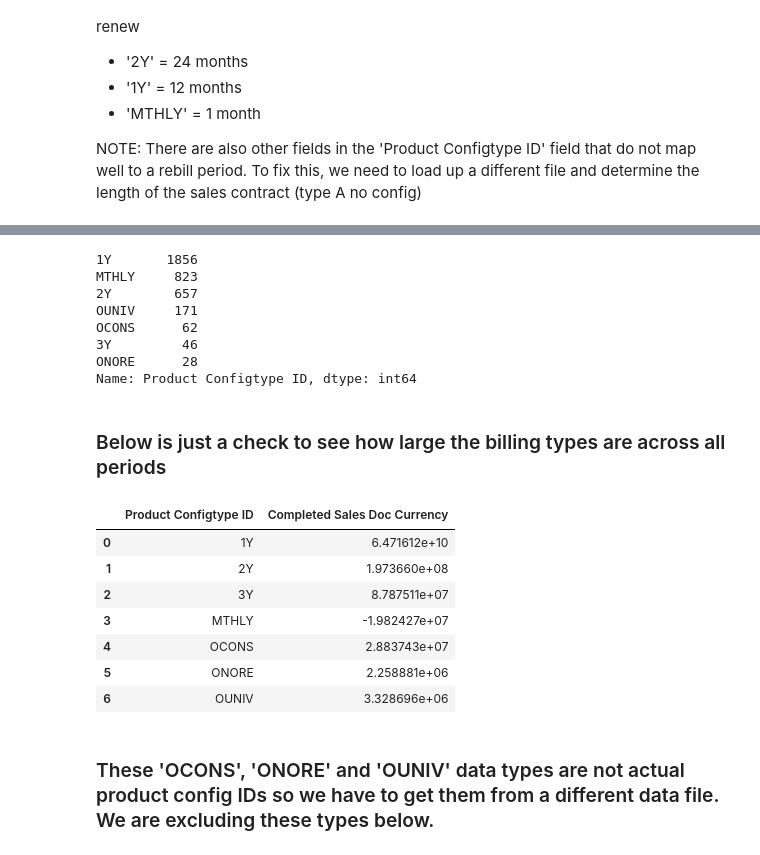
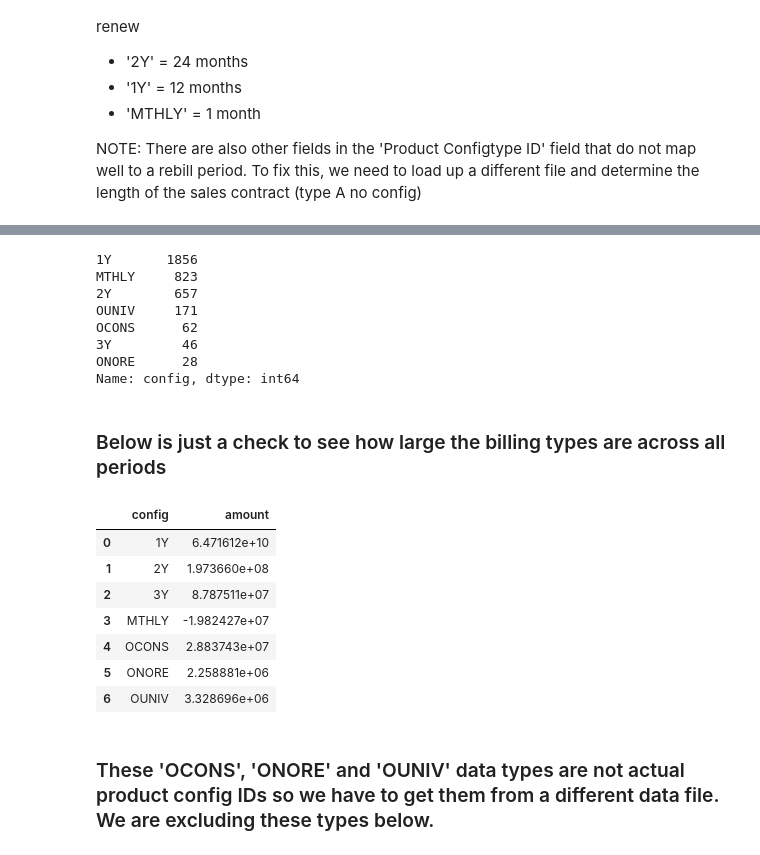
Before and after one commit to davidjsmith44/Deferred_Revenue_Forecast, a Jupyter notebook: src/deferred_all_pandas.ipynb, the cells around one changed output, grey strips where cells are left out. Drawn from its saved outputs; the diff is of its cells as text; code cells hidden in the pictures.

```diff
--- a/src/deferred_all_pandas.ipynb
+++ b/src/deferred_all_pandas.ipynb
@@ -28,7 +52,7 @@ df.sample(10)
 ## Filter that removes any currency that has  < 10 transactions.
 # %%
 # creates a list of the currencies and the number of transactions for each currency
-vc = df['Document Currency'].value_counts()
+vc = df['curr'].value_counts()
 # %%
 # Create variable that is true if the number of transaction is greater than 10, false otherwise
 keep_these = vc.values > 10
@@ -36,5 +60,5 @@ keep_these = vc.values > 10
 keep_curr = vc[keep_these]
 a = keep_curr.index
 # filtering the dataframe to remove any of teh currencies not in our list
-df = df[df['Document Currency'].isin(a)]
+df = df[df['curr'].isin(a)]
 # %% [markdown]
@@ -49,7 +73,7 @@ model_dict
 # Removing any of the values that are zero
 # %%
 print('This is the length of the dataframe before removing zeros: ', len(df))
-df = df[df['Completed Sales Doc Currency']!=0]
+df = df[df['amount']!=0]
 print('This is the length of the dataframe after removing zeros: ', len(df))
 # %% [output]
 This is the length of the dataframe before removing zeros:  31418
@@ -213,8 +236,8 @@ To fix this, we need to load up a different file and determine the length of the
 # filtering just the type A billings
 dfr_a = dfr[dfr['Revenue Recognition Category New']=='A']
 # %%
-gb_a = dfr_a.groupby(['Document Currency', 'Enterprise Bu', 'Invoicing Fiscal Year-Period Desc',
-                     'Product Configtype ID'], as_index=False).sum()
+gb_a = dfr_a.groupby(['curr', 'BU', 'period',
+                     'config'], as_index=False).sum()
 gb_a.drop(labels='Subscription Term', axis=1, inplace = True)
 # %%
 gb_a.sample(10)
@@ -233,5 +256,5 @@ gb_a.sample(10)
 # %%
-gb_a['Product Configtype ID'].value_counts()
+gb_a['config'].value_counts()
 # %% [output]
 1Y       1856
 MTHLY     823
@@ -240,14 +263,14 @@ OUNIV     171
 OCONS      62
 3Y         46
 ONORE      28
-Name: Product Configtype ID, dtype: int64
+Name: config, dtype: int64
 # %% [markdown]
 ### Below is just a check to see how large the billing types are across all periods
 # %%
-gb_a_config = gb_a.groupby(['Product Configtype ID'], as_index=False).sum()
+gb_a_config = gb_a.groupby(['config'], as_index=False).sum()
 gb_a_config
 # %% [output]
-|  | Product Configtype ID | Completed Sales Doc Currency |
+|  | config | amount |
 | 0 | 1Y | 6.471612e+10 |
 | 1 | 2Y | 1.973660e+08 |
 | 2 | 3Y | 8.787511e+07 |
```
Also changed, not shown: parts of 64 cells of this notebook.
